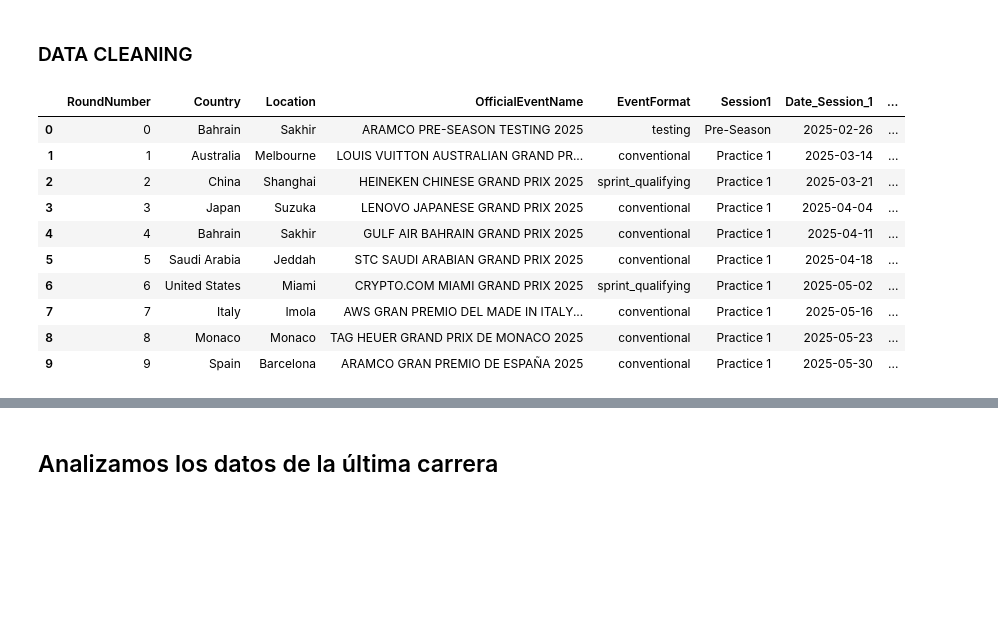
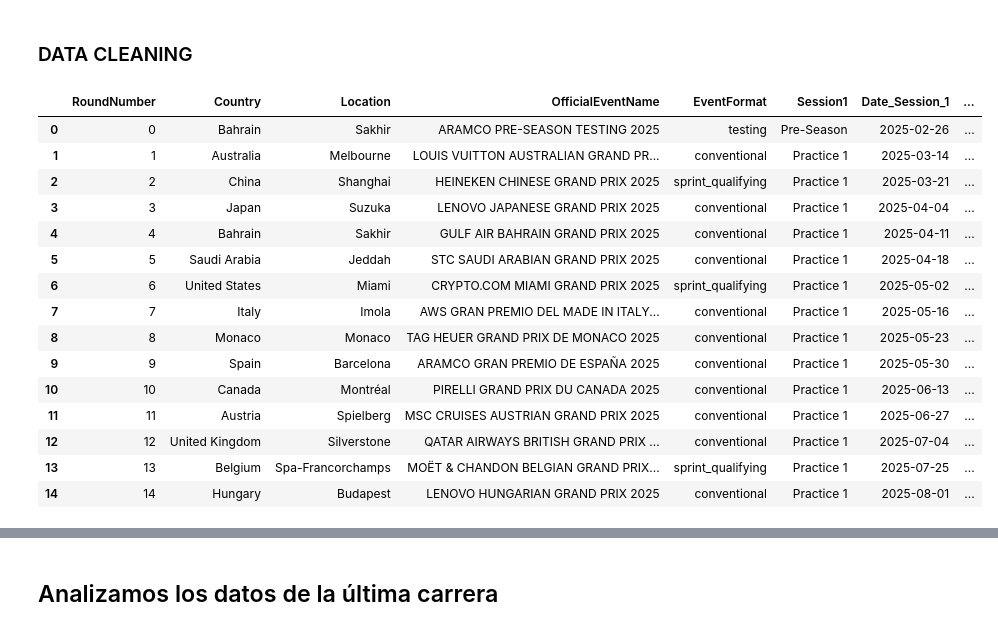
Before and after one commit to Muzquiz10/F1_Analysis, a Jupyter notebook: f1_data_clean.ipynb, the cells around one changed output, grey strips where cells are left out. Drawn from its saved outputs; the diff is of its cells as text; code cells hidden in the pictures; blank space fills up the shorter version.

```diff
--- a/f1_data_clean.ipynb
+++ b/f1_data_clean.ipynb
@@ -97,19 +97,24 @@ calendario_25['OfficialEventName'] = calendario_25['OfficialEventName'].str.repl
 
 calendario_25.to_csv(data_path+"\Calendario_25.csv",index=False)
 # %%
-calendario_25.head(10)
+calendario_25.head(15)
 # %% [output]
 |  | RoundNumber | Country | Location | OfficialEventName | EventFormat | Session1 | Date_Session_1 | ... |
 | 0 | 0 | Bahrain | Sakhir | ARAMCO PRE-SEASON TESTING 2025 | testing | Pre-Season | 2025-02-26 | ... |
 | 1 | 1 | Australia | Melbourne | LOUIS VUITTON AUSTRALIAN GRAND PR... | conventional | Practice 1 | 2025-03-14 | ... |
 | 2 | 2 | China | Shanghai | HEINEKEN CHINESE GRAND PRIX 2025 | sprint_qualifying | Practice 1 | 2025-03-21 | ... |
 | 3 | 3 | Japan | Suzuka | LENOVO JAPANESE GRAND PRIX 2025 | conventional | Practice 1 | 2025-04-04 | ... |
 | 4 | 4 | Bahrain | Sakhir | GULF AIR BAHRAIN GRAND PRIX 2025 | conventional | Practice 1 | 2025-04-11 | ... |
 | 5 | 5 | Saudi Arabia | Jeddah | STC SAUDI ARABIAN GRAND PRIX 2025 | conventional | Practice 1 | 2025-04-18 | ... |
 | 6 | 6 | United States | Miami | CRYPTO.COM MIAMI GRAND PRIX 2025 | sprint_qualifying | Practice 1 | 2025-05-02 | ... |
 | 7 | 7 | Italy | Imola | AWS GRAN PREMIO DEL MADE IN ITALY... | conventional | Practice 1 | 2025-05-16 | ... |
 | 8 | 8 | Monaco | Monaco | TAG HEUER GRAND PRIX DE MONACO 2025 | conventional | Practice 1 | 2025-05-23 | ... |
 | 9 | 9 | Spain | Barcelona | ARAMCO GRAN PREMIO DE ESPAÑA 2025 | conventional | Practice 1 | 2025-05-30 | ... |
+| 10 | 10 | Canada | Montréal | PIRELLI GRAND PRIX DU CANADA 2025 | conventional | Practice 1 | 2025-06-13 | ... |
+| 11 | 11 | Austria | Spielberg | MSC CRUISES AUSTRIAN GRAND PRIX 2025 | conventional | Practice 1 | 2025-06-27 | ... |
+| 12 | 12 | United Kingdom | Silverstone | QATAR AIRWAYS BRITISH GRAND PRIX ... | conventional | Practice 1 | 2025-07-04 | ... |
+| 13 | 13 | Belgium | Spa-Francorchamps | MOËT & CHANDON BELGIAN GRAND PRIX... | sprint_qualifying | Practice 1 | 2025-07-25 | ... |
+| 14 | 14 | Hungary | Budapest | LENOVO HUNGARIAN GRAND PRIX 2025 | conventional | Practice 1 | 2025-08-01 | ... |
 # %%
 # Visualizamos como se queda la tabla calendario
 calendario_25.info()
```
Also changed, not shown: parts of 8 cells of this notebook, 44 other files.
